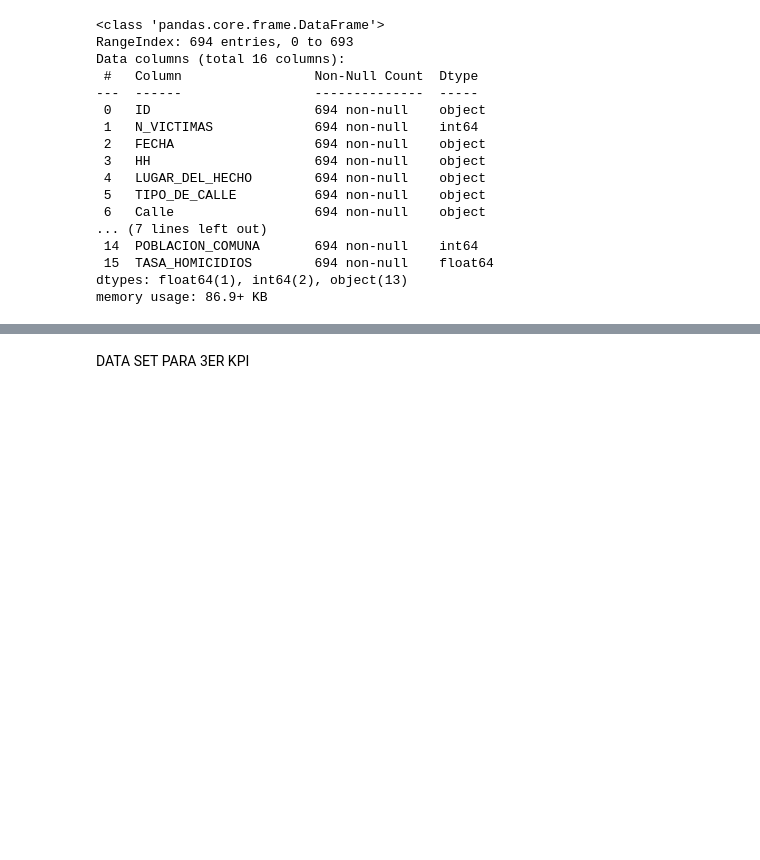
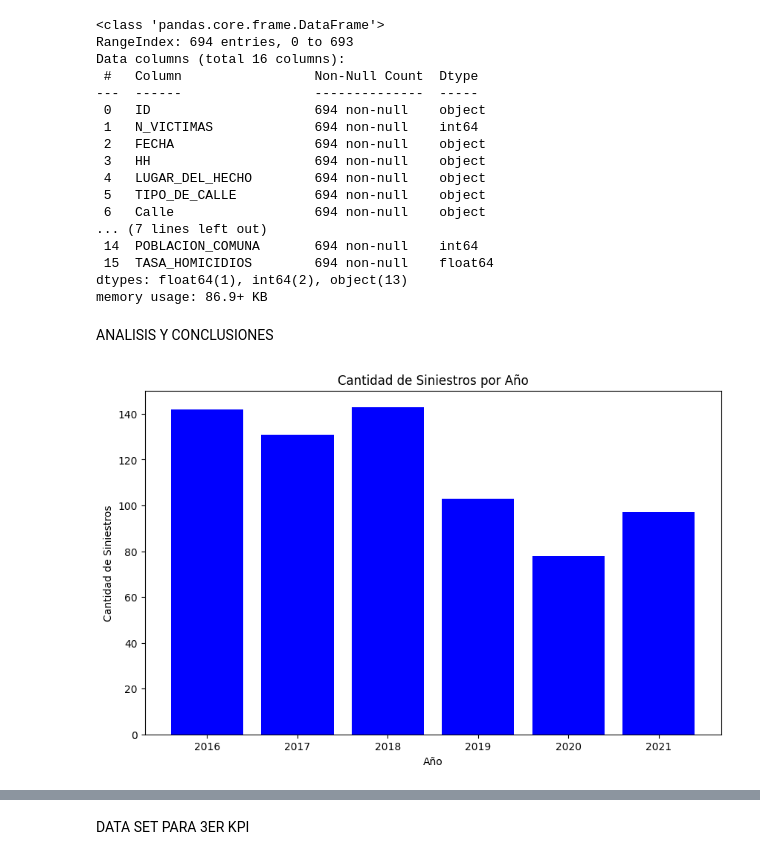
Before and after one commit to MLopezTouzon/PI-Data-Analytics, a Jupyter notebook: EDA.ipynb, the cells around one changed output, grey strips where cells are left out. Cells and saved outputs as stored; diff of their text form; code cells hidden in the pictures; blank space fills up the shorter version.

Commit message:
Junte EDA con Analisis y Conclusiones

```diff
--- a/EDA.ipynb
+++ b/EDA.ipynb
@@ -331,3 +291,24 @@ Data columns (total 16 columns):
  15  TASA_HOMICIDIOS        694 non-null    float64
 dtypes: float64(1), int64(2), object(13)
 memory usage: 86.9+ KB
+# %% [markdown]
+ANALISIS Y CONCLUSIONES
+# %%
+df_hechos = pd.read_csv('Data Sets\Hechos_ok.csv')
+df_hechos['FECHA'] = pd.to_datetime(df_hechos['FECHA'])
+
+# Extraer el año de la fecha y crear una nueva columna 'AÑO'
+df_hechos['AÑO'] = df_hechos['FECHA'].dt.year
+
+# Contar la cantidad de siniestros por año
+siniestros_por_año = df_hechos['AÑO'].value_counts().sort_index()
+
+# Graficar la cantidad de siniestros por año
+plt.figure(figsize=(10, 6))
+plt.bar(siniestros_por_año.index, siniestros_por_año.values, color='blue')
+plt.xlabel('Año')
+plt.ylabel('Cantidad de Siniestros')
+plt.title('Cantidad de Siniestros por Año')
+plt.show()
+# %% [output]
+[figure, added]
```
Also changed, not shown: parts of 20 cells of this notebook.
